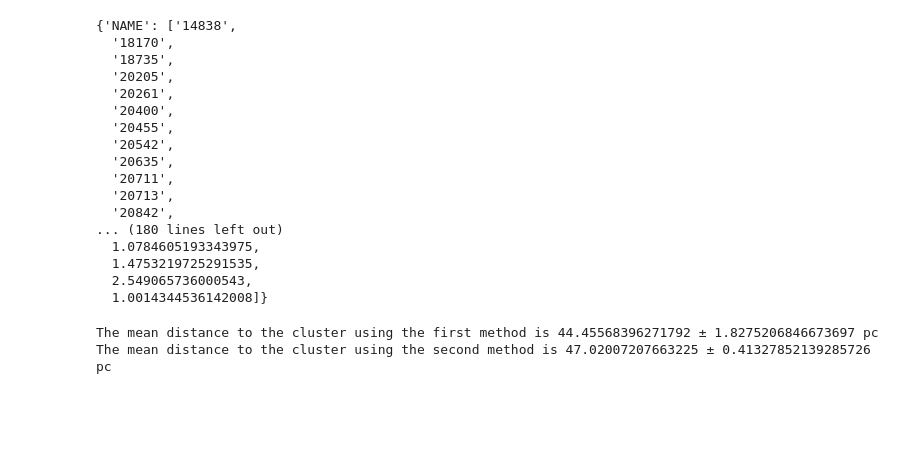
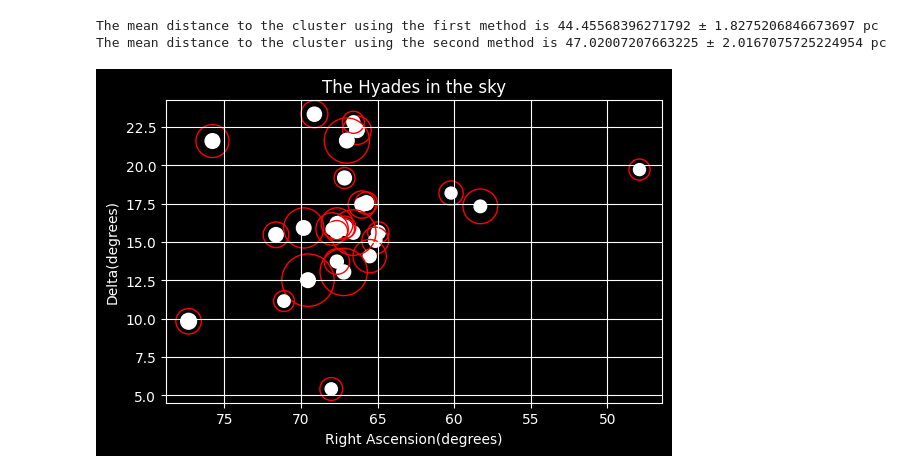
Before and after one commit to grk38/Obs_Astro_03, a Jupyter notebook: data_processing.ipynb, the cells around one changed output. Saved outputs shown, nothing was run; the diff lists cells and outputs as text; code cells hidden in the pictures; blank space fills up the shorter version.

```diff
--- a/data_processing.ipynb
+++ b/data_processing.ipynb
@@ -57,8 +57,9 @@ with open(secondPath, 'r') as file:
         currentLine = line.strip("\n").split(" ")[1::] #Clear the line by ignoring the first elements that correspond to the name
         #print(currentLine)
         for index, value in enumerate(currentLine):
-            trueValue,trueError = value.split('±')
+            trueValue,trueError = value.split('Â±')
             keyIdValue,keyIdError = keysArray[index*2],keysArray[index*2+1]
+            #print(value,trueValue, trueError)
             secondMethodData[keyIdValue].append(float(trueValue))
             secondMethodData[keyIdError].append(float(trueError))
 
@@ -134,7 +137,7 @@ def addSecondMethodDistanceError(dictionary):
     parallaxArray, parallaxErrorArray,distanceArray = dictionary['PARALLAX'],dictionary['PARALLAX_ERROR'],dictionary['DISTANCE']
     distanceErrorArray = []
     for par,parerror,dis in zip(parallaxArray, parallaxErrorArray,distanceArray):
-        distanceErrorArray.append(par*parerror/dis)
+        distanceErrorArray.append(dis*parerror/par)
     return distanceErrorArray
 # %%
 secondMethodData.update({'DISTANCE': addSecondMethodDistance(secondMethodData)})
@@ -180,29 +183,42 @@ def calculateAverage(valueArray,valueErrorArray,name):
 # %%
 totalData = clearData(firstMethodData,secondMethodData)
 totalData.update(addDifferenceColumn(totalData))
-# %%
-totalData
-# %% [output]
-{'NAME': ['14838',
-  '18170',
-  '18735',
-  '20205',
-  '20261',
-  '20400',
-  '20455',
-  '20542',
-  '20635',
-  '20711',
-  '20713',
-  '20842',
-... (180 lines left out)
-  1.0784605193343975,
-  1.4753219725291535,
-  2.549065736000543,
-  1.0014344536142008]}
 # %%
 calculateAverage(totalData["DISTANCE_FIRST"],totalData['DISTANCE_FIRST_ERROR'],'first')
 calculateAverage(totalData["DISTANCE_SECOND"],totalData['DISTANCE_SECOND_ERROR'],'second')
 # %% [output]
 The mean distance to the cluster using the first method is 44.45568396271792 ± 1.8275206846673697 pc
-The mean distance to the cluster using the second method is 47.02007207663225 ± 0.41327852139285726 pc
+The mean distance to the cluster using the second method is 47.02007207663225 ± 2.0167075725224954 pc
+# %%
+RaArray, DeltaArray = [] , []
+distance,distanceError = totalData['DISTANCE_FIRST'],totalData['DISTANCE_FIRST_ERROR']
+
+for index, element1 in enumerate(firstMethodData['NAME']):
+    for element in totalData['NAME']:
+        if element1 == element:
+            RaArray.append(firstMethodData['RA'][index])
+            DeltaArray.append(firstMethodData['DELTA'][index])
+            break
+# %%
+def plot_points_and_circles(x, y, dis,error):
+    fig, ax = plt.subplots()
+    ax.set_aspect('equal', 'box')
+
+    for i in range(len(x)):
+        ax.plot(x[i], y[i])
+        circle = plt.Circle((x[i], y[i]), dis[i]/100, color='white', fill=True)  #add the circles with the error bars
+        errorCircle = plt.Circle((x[i],y[i]),dis[i]/75 + error[i]/5,color='r',fill=False)
+        ax.add_artist(circle)
+        ax.add_artist(errorCircle)
+
+    plt.xlabel('Right Ascension(degrees)')
+    ax.invert_xaxis() #For convention, as Ra goes right to left
+    plt.ylabel('Delta(degrees)')
+    plt.title('The Hyades in the sky')
+    plt.grid(True)
+    plt.show()
+# %%
+plt.style.use("dark_background")
+plot_points_and_circles(RaArray,DeltaArray,distance,distanceError)
+# %% [output]
+[figure, added]
```
Also changed, not shown: parts of 2 cells of this notebook.
